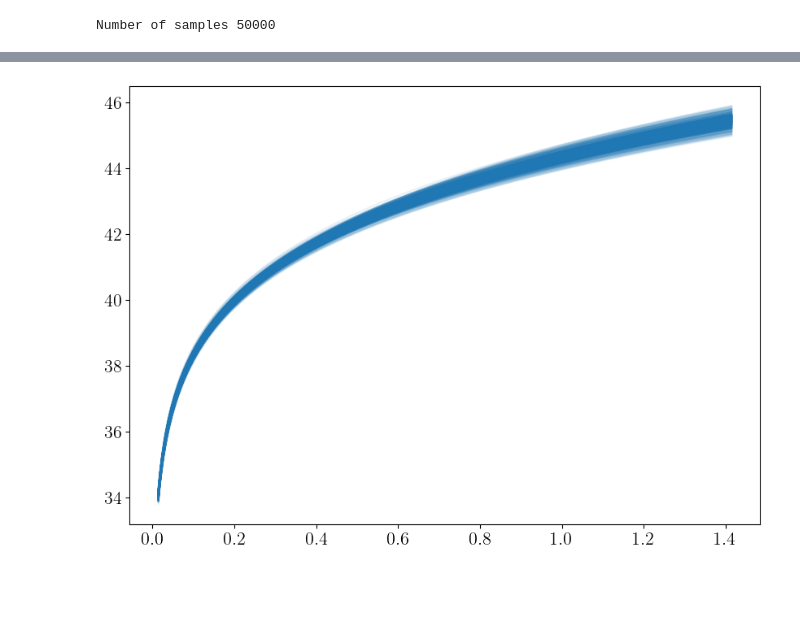
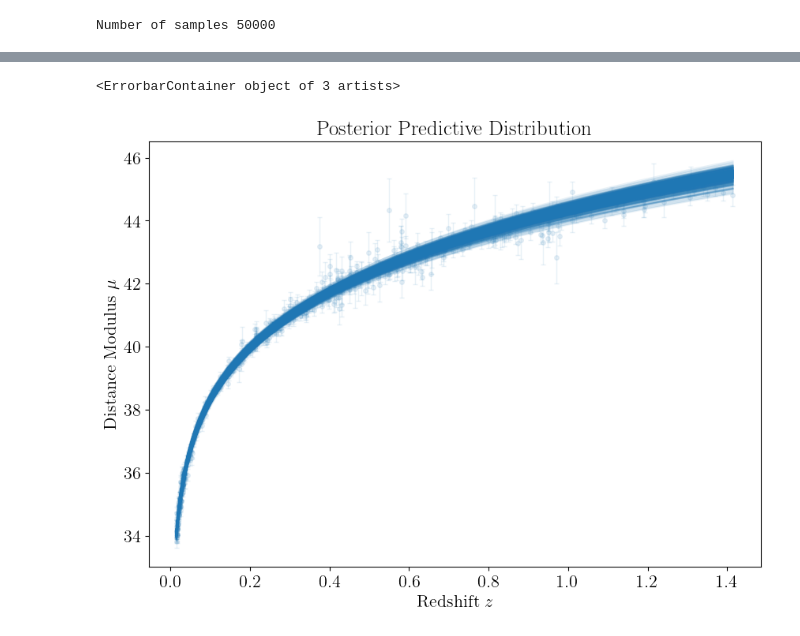
Before and after one commit to j-haralds/Advanced_sim, a Jupyter notebook: proj1_shared/proj1_jesper.ipynb, the cells around one changed output, grey strips where cells are left out. Cells and saved outputs as stored; diff of their text form; code cells hidden in the pictures; blank space fills up the shorter version.

```diff
--- a/proj1_shared/proj1_jesper.ipynb
+++ b/proj1_shared/proj1_jesper.ipynb
@@ -514,19 +510,24 @@ plt.hist(ppd_hist, bins=50, density=True, color='tab:blue', alpha=0.5, edgecolor
 # %%
 Nsamp = 500
 sample_idx = random.sample(range(0, len(samples)), Nsamp)
 
 z_ = np.linspace(np.min(df['z']), np.max(df['z']), len(df['z']))
 plt.figure(figsize=(10,7))
 #plt.scatter(z, mu, s=10, color='tab:black', alpha=0.5, label='SCP 2.1 Data')
 
 for idx in sample_idx:
     H_i = samples[idx,0]
     q_i = samples[idx,1]
     mu_hat = low_z_model(H_i, z_, q_i) + np.random.normal(0,np.sqrt(samples[idx,2]))
     plt.plot(z_, mu_hat, color='tab:blue', alpha=0.1)
 
+plt.xlabel('Redshift $z$')
+plt.ylabel('Distance Modulus $\\mu$')
+plt.title('Posterior Predictive Distribution')
+plt.errorbar(df['z'], df['mu'], yerr=mu_err, fmt='o', markersize=4, elinewidth=1, capsize=2, alpha=0.1, label='SCP 2.1 Data', color='tab:blue')
 
 # plt.xlim(0.4, 0.55)
 # plt.ylim(41.5, 42.5)
 # %% [output]
+<ErrorbarContainer object of 3 artists>
-[figure, old version]
+[figure, new version]
```
Also changed, not shown: parts of 5 cells of this notebook, 1 other file.
